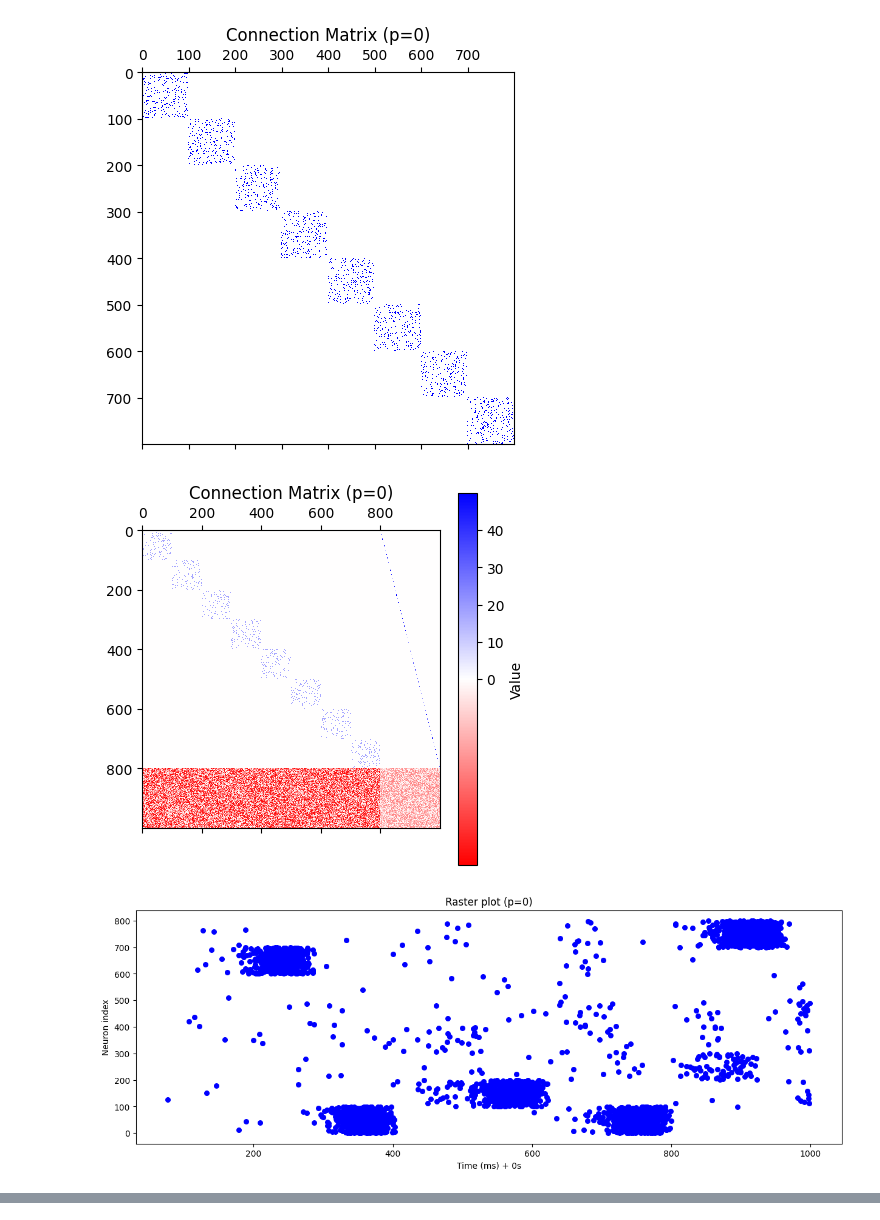
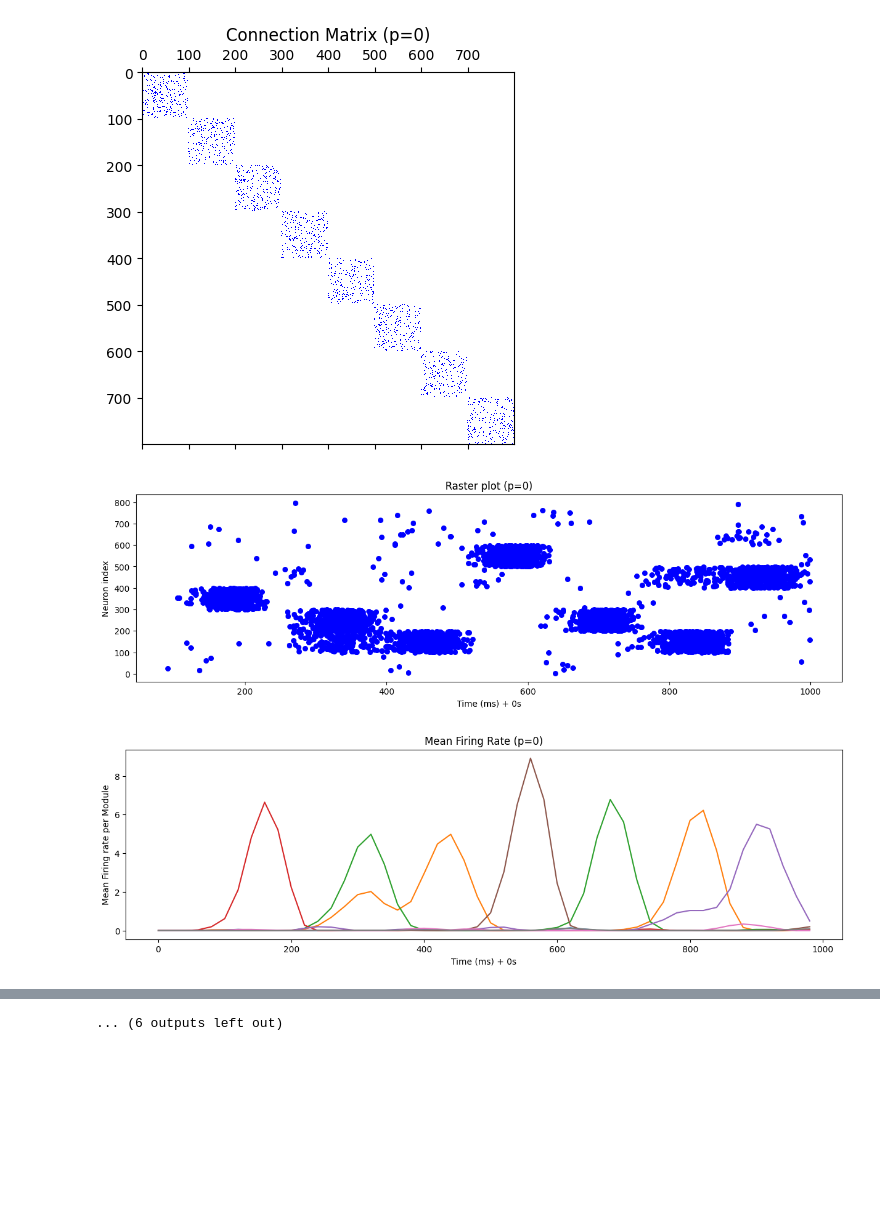
Before and after one commit to StevenChenWaiHo/Neurodynamics, a Jupyter notebook: modularNetwork.ipynb, the cells around one changed output, grey strips where cells are left out. Drawn from its saved outputs; the diff is of its cells as text; code cells hidden in the pictures; blank space fills up the shorter version.

```diff
--- a/modularNetwork.ipynb
+++ b/modularNetwork.ipynb
@@ -6,8 +6,20 @@ import matplotlib.colors as mcolors
 import random
 
 class SmallWorldModularNetwork(object):
+    """
+    This class is used to simulate a small-world modular network
+    """
 
     def __init__(self, p):
+        """
+        Initialise network with given rewiring probability
+
+        Inputs:
+        N     -- Number of neurons in the network.
+
+        Dmax  -- Maximum delay in all the synapses in the network, in ms. Any
+                longer delay will result in failing to deliver spikes.
+        """
         self.N_MODULE = 8
         self.N_MODULE_EXCITATORY = 100
         self.N_EXCITATORY = self.N_MODULE_EXCITATORY * self.N_MODULE
@@ -103,7 +115,7 @@ class SmallWorldModularNetwork(object):
         self.net.setParameters(a, b, c, d)
         self.net.setWeights(self.W)
 
-    def plot(self):
+    def connectivity_matrix(self):
         # Connectivity Plot
         colors = ['white', 'blue']
         cmap = mcolors.LinearSegmentedColormap.from_list('white_blue', colors)
@@ -112,55 +124,55 @@ class SmallWorldModularNetwork(object):
         plt.show()
 
         # Weights Plot
-        vmin, vmax = self.W.min(), self.W.max()
-        norm = mcolors.TwoSlopeNorm(vmin=vmin, vcenter=0, vmax=vmax)
-        colors = ['red', 'white', 'blue']
-        cmap = mcolors.LinearSegmentedColormap.from_list('red_white_blue', colors)
-        plt.matshow(self.W, cmap=cmap, norm=norm, interpolation='nearest')
-        plt.colorbar(label="Value")
-        plt.title(f"Connection Matrix (p={p})")
-        plt.show()
+        # vmin, vmax = self.W.min(), self.W.max()
+        # norm = mcolors.TwoSlopeNorm(vmin=vmin, vcenter=0, vmax=vmax)
+        # colors = ['red', 'white', 'blue']
+        # cmap = mcolors.LinearSegmentedColormap.from_list('red_white_blue', colors)
+        # plt.matshow(self.W, cmap=cmap, norm=norm, interpolation='nearest')
+        # plt.colorbar(label="Value")
+        # plt.title(f"Connection Matrix (p={p})")
+        # plt.show()
 
-
+    def simulate(self):
         # Raster Plot
         poissonLambda = 0.01
         T = 1000
         V = np.zeros((T, self.N))
         for t in range(T):
             self.net.setCurrent((np.random.poisson(poissonLambda, self.N) > 0) * 15)
             self.net.update()
             V[t,:], _ = self.net.getState()
 
         t, n = np.where(V[:,:self.N_EXCITATORY] > 29)
-        plt.figure(figsize=(15, 5))
+        plt.figure(figsize=(15, 4))
         plt.scatter(t, n, s=30, c='blue')
         plt.xlabel('Time (ms) + 0s')
         plt.ylabel('Neuron index')
-        plt.title(f"Raster plot (p={p})")
+        plt.title(f"Raster Plot (p={p})")
         plt.show()
 
         # Mean Firing Rate
         interval = 20
         MFR = np.zeros((T // interval, self.N_MODULE))
         window = 50
         for t in range(0, T, interval):
             for m in range(self.N_MODULE):
                 matrix = V[t:t+window, m * self.N_MODULE_EXCITATORY:(m+1) * self.N_MODULE_EXCITATORY]
                 MFR[t // interval][m] = np.count_nonzero(matrix > 29) / matrix.shape[0]
 
-        plt.figure(figsize=(15, 5))
+        plt.figure(figsize=(15, 4))
         plt.plot(range(0, T, interval), MFR[:])
         plt.xlabel('Time (ms) + 0s')
         plt.ylabel('Mean Firing rate per Module')
         plt.title(f"Mean Firing Rate (p={p})")
         plt.show()
 
-# p_values = [0, 0.1, 0.2, 0.3, 0.4, 0.5]
-p_values = [0]
+p_values = [0, 0.1, 0.2, 0.3, 0.4, 0.5]
 for p in p_values:
     network = SmallWorldModularNetwork(p=p)
-    network.plot()
+    network.connectivity_matrix()
+    network.simulate()
 # %% [output]
-[figure, old version]
+[figure, new version]
-[figure, old version]
+[figure, new version]
-[figure, old version]
+[figure, new version]
@@ -167,0 +188 @@ for p in p_values:
+... (6 outputs left out)
```
Also changed, not shown: parts of 1 cell of this notebook.
